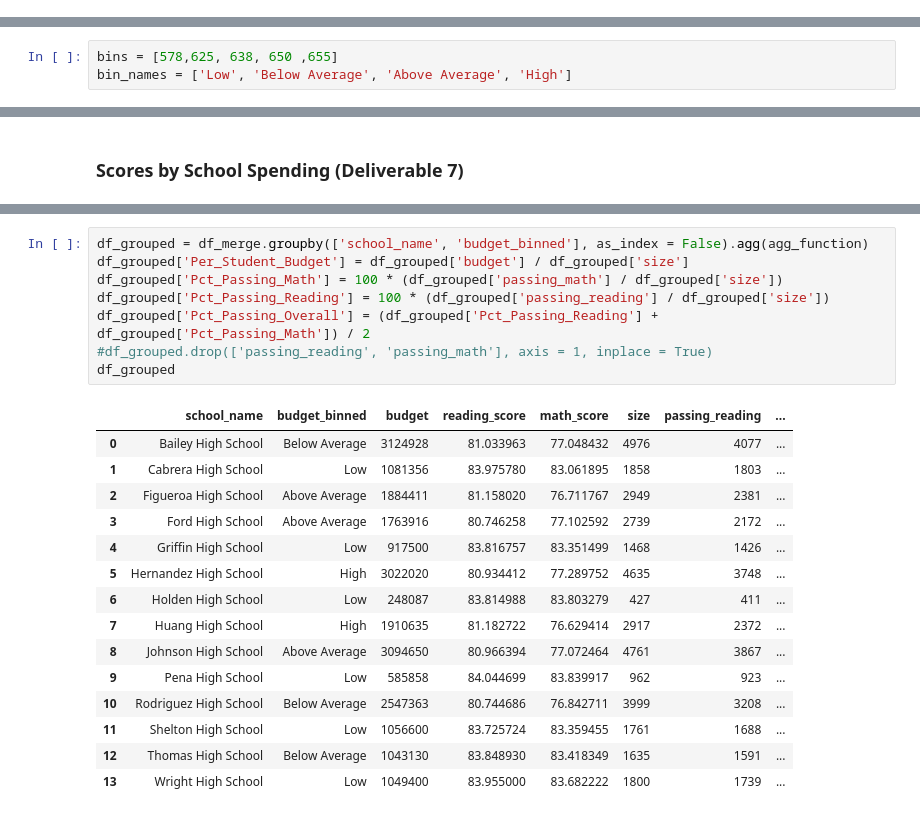
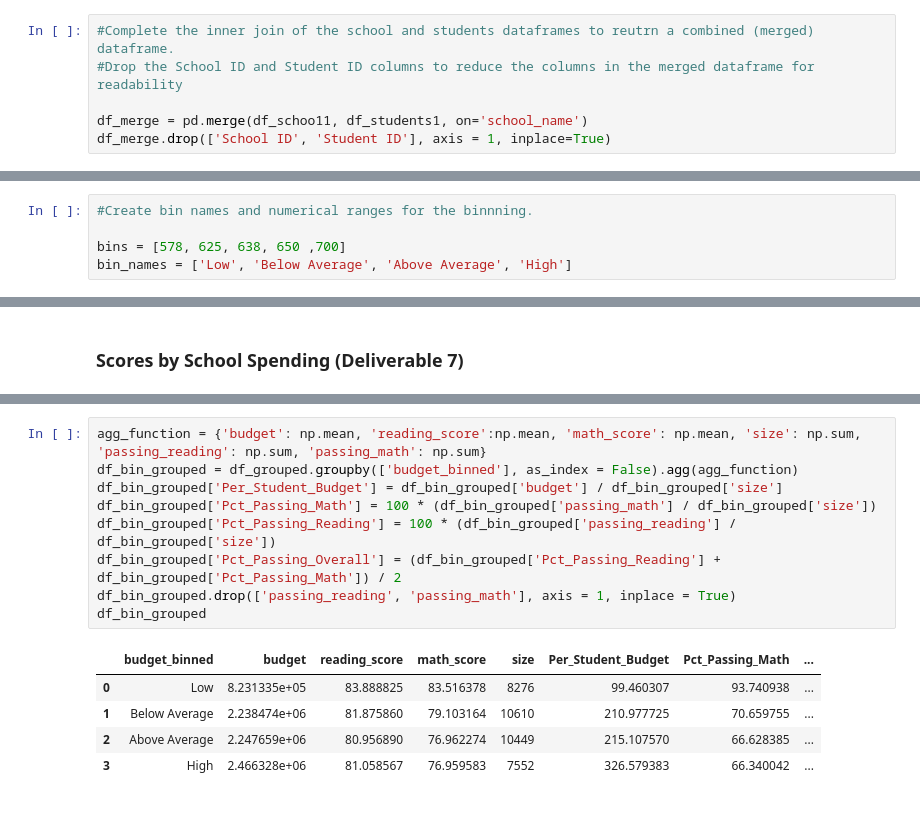
Before and after one commit to gaguinaldo/uscdatabootcamp, a Jupyter notebook: hw-4/hw-4_gta_submission.ipynb, the cells around one changed output, grey strips where cells are left out. Cells and saved outputs as stored; diff of their text form.

```diff
--- a/hw-4/hw-4_gta_submission.ipynb
+++ b/hw-4/hw-4_gta_submission.ipynb
@@ -276,3 +246,9 @@ df_merge.drop(['Student ID', 'School ID'], axis=1, inplace=True)
+# %%
+#Complete the inner join of the school and students dataframes to reutrn a combined (merged) dataframe.
+#Drop the School ID and Student ID columns to reduce the columns in the merged dataframe for readability
+
+df_merge = pd.merge(df_schoo11, df_students1, on='school_name')
+df_merge.drop(['School ID', 'Student ID'], axis = 1, inplace=True)
 # %%
 #Review all column names from dataframe once the drop has occured
 
@@ -511,4 +514,6 @@ Name: per_student_budget, dtype: float64
 # %%
-bins = [578,625, 638, 650 ,655]
+#Create bin names and numerical ranges for the binnning.
+
+bins = [578, 625, 638, 650 ,700]
 bin_names = ['Low', 'Below Average', 'Above Average', 'High']
 # %%
@@ -528,24 +575,15 @@ agg_function = {'budget':np.mean, 'reading_score':np.mean, 'math_score': np.mean
 # %%
-df_grouped = df_merge.groupby(['school_name', 'budget_binned'], as_index = False).agg(agg_function)
-df_grouped['Per_Student_Budget'] = df_grouped['budget'] / df_grouped['size']
-df_grouped['Pct_Passing_Math'] = 100 * (df_grouped['passing_math'] / df_grouped['size'])
-df_grouped['Pct_Passing_Reading'] = 100 * (df_grouped['passing_reading'] / df_grouped['size'])
-df_grouped['Pct_Passing_Overall'] = (df_grouped['Pct_Passing_Reading'] + df_grouped['Pct_Passing_Math']) / 2
-#df_grouped.drop(['passing_reading', 'passing_math'], axis = 1, inplace = True)
-df_grouped
+agg_function = {'budget': np.mean, 'reading_score':np.mean, 'math_score': np.mean, 'size': np.sum, 'passing_reading': np.sum, 'passing_math': np.sum}
+df_bin_grouped = df_grouped.groupby(['budget_binned'], as_index = False).agg(agg_function)
+df_bin_grouped['Per_Student_Budget'] = df_bin_grouped['budget'] / df_bin_grouped['size']
+df_bin_grouped['Pct_Passing_Math'] = 100 * (df_bin_grouped['passing_math'] / df_bin_grouped['size'])
+df_bin_grouped['Pct_Passing_Reading'] = 100 * (df_bin_grouped['passing_reading'] / df_bin_grouped['size'])
+df_bin_grouped['Pct_Passing_Overall'] = (df_bin_grouped['Pct_Passing_Reading'] + df_bin_grouped['Pct_Passing_Math']) / 2
+df_bin_grouped.drop(['passing_reading', 'passing_math'], axis = 1, inplace = True)
+df_bin_grouped
 # %% [output]
-|  | school_name | budget_binned | budget | reading_score | math_score | size | passing_reading | ... |
-| 0 | Bailey High School | Below Average | 3124928 | 81.033963 | 77.048432 | 4976 | 4077 | ... |
-| 1 | Cabrera High School | Low | 1081356 | 83.975780 | 83.061895 | 1858 | 1803 | ... |
-| 2 | Figueroa High School | Above Average | 1884411 | 81.158020 | 76.711767 | 2949 | 2381 | ... |
-| 3 | Ford High School | Above Average | 1763916 | 80.746258 | 77.102592 | 2739 | 2172 | ... |
-| 4 | Griffin High School | Low | 917500 | 83.816757 | 83.351499 | 1468 | 1426 | ... |
-| 5 | Hernandez High School | High | 3022020 | 80.934412 | 77.289752 | 4635 | 3748 | ... |
-| 6 | Holden High School | Low | 248087 | 83.814988 | 83.803279 | 427 | 411 | ... |
-| 7 | Huang High School | High | 1910635 | 81.182722 | 76.629414 | 2917 | 2372 | ... |
-| 8 | Johnson High School | Above Average | 3094650 | 80.966394 | 77.072464 | 4761 | 3867 | ... |
-| 9 | Pena High School | Low | 585858 | 84.044699 | 83.839917 | 962 | 923 | ... |
-| 10 | Rodriguez High School | Below Average | 2547363 | 80.744686 | 76.842711 | 3999 | 3208 | ... |
-| 11 | Shelton High School | Low | 1056600 | 83.725724 | 83.359455 | 1761 | 1688 | ... |
-| 12 | Thomas High School | Below Average | 1043130 | 83.848930 | 83.418349 | 1635 | 1591 | ... |
-| 13 | Wright High School | Low | 1049400 | 83.955000 | 83.682222 | 1800 | 1739 | ... |
+|  | budget_binned | budget | reading_score | math_score | size | Per_Student_Budget | Pct_Passing_Math | ... |
+| 0 | Low | 8.231335e+05 | 83.888825 | 83.516378 | 8276 | 99.460307 | 93.740938 | ... |
+| 1 | Below Average | 2.238474e+06 | 81.875860 | 79.103164 | 10610 | 210.977725 | 70.659755 | ... |
+| 2 | Above Average | 2.247659e+06 | 80.956890 | 76.962274 | 10449 | 215.107570 | 66.628385 | ... |
+| 3 | High | 2.466328e+06 | 81.058567 | 76.959583 | 7552 | 326.579383 | 66.340042 | ... |
```
Also changed, not shown: parts of 46 cells of this notebook.
